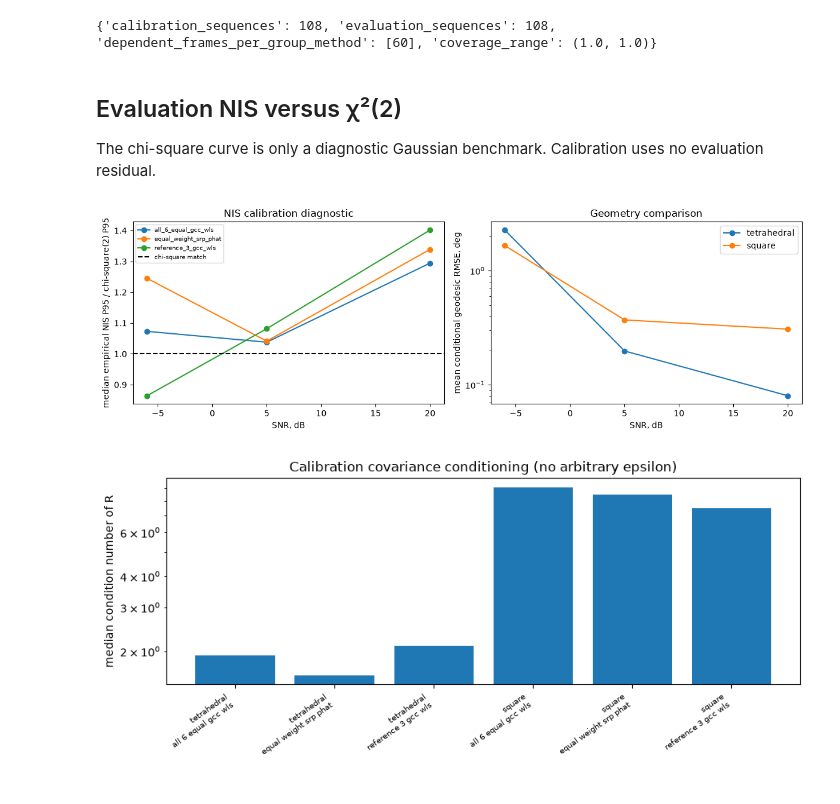
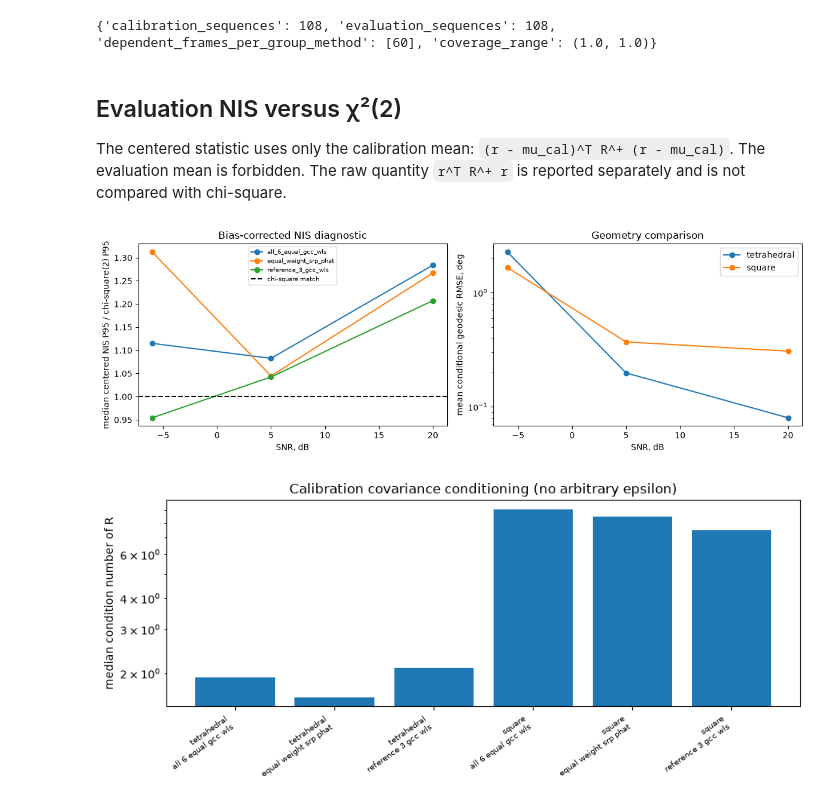
Before and after one commit to leomanchic/diploma, a Jupyter notebook: uav_acoustic_model/notebooks/bearing_uncertainty_validation.ipynb, the cells around one changed output. Drawn from its saved outputs; the diff is of its cells as text; code cells hidden in the pictures.

Commit message:
Fix S7A bias-centered NIS before bearing tracking

```diff
--- a/uav_acoustic_model/notebooks/bearing_uncertainty_validation.ipynb
+++ b/uav_acoustic_model/notebooks/bearing_uncertainty_validation.ipynb
@@ -46,30 +54,30 @@ print({'calibration_sequences': len(cal_seeds), 'evaluation_sequences': len(eval
 # %% [markdown]
 ## Evaluation NIS versus χ²(2)
 
-The chi-square curve is only a diagnostic Gaussian benchmark. Calibration uses no evaluation residual.
+The centered statistic uses only the calibration mean: `(r - mu_cal)^T R^+ (r - mu_cal)`. The evaluation mean is forbidden. The raw quantity `r^T R^+ r` is reported separately and is not compared with chi-square.
 # %%
 snrs = [-6.0, 5.0, 20.0]
 fig, axes = plt.subplots(1, 2, figsize=(12, 4))
 for method in sorted({r['estimator_variant'] for r in evaluation}):
     medians = []
     for snr in snrs:
-        values = [r['nis_p95'] / r['chi_square_2_p95'] for r in evaluation if r['estimator_variant'] == method and r['snr_db'] == snr]
+        values = [r['centered_nis_p95'] / r['chi_square_2_p95'] for r in evaluation if r['estimator_variant'] == method and r['snr_db'] == snr]
         medians.append(float(np.median(values)))
     axes[0].plot(snrs, medians, marker='o', label=method)
 axes[0].axhline(1.0, color='black', linestyle='--', label='chi-square match')
-axes[0].set(xlabel='SNR, dB', ylabel='median empirical NIS P95 / chi-square(2) P95', title='NIS calibration diagnostic')
+axes[0].set(xlabel='SNR, dB', ylabel='median centered NIS P95 / chi-square(2) P95', title='Bias-corrected NIS diagnostic')
 axes[0].legend(fontsize=7)
 for geometry in ('tetrahedral', 'square'):
     means = []
     for snr in snrs:
         values = [r['geodesic_rmse_deg'] for r in evaluation if r['geometry'] == geometry and r['snr_db'] == snr]
         means.append(float(np.mean(values)))
     axes[1].semilogy(snrs, means, marker='o', label=geometry)
 axes[1].set(xlabel='SNR, dB', ylabel='mean conditional geodesic RMSE, deg', title='Geometry comparison')
 axes[1].legend()
 plt.tight_layout(); plt.show()
 # %% [output]
-[figure, old version]
+[figure, new version]
 # %%
 fig, ax = plt.subplots(figsize=(9, 4))
 labels, conditions = [], []
```
Also changed, not shown: parts of 3 cells of this notebook, 19 other files.
